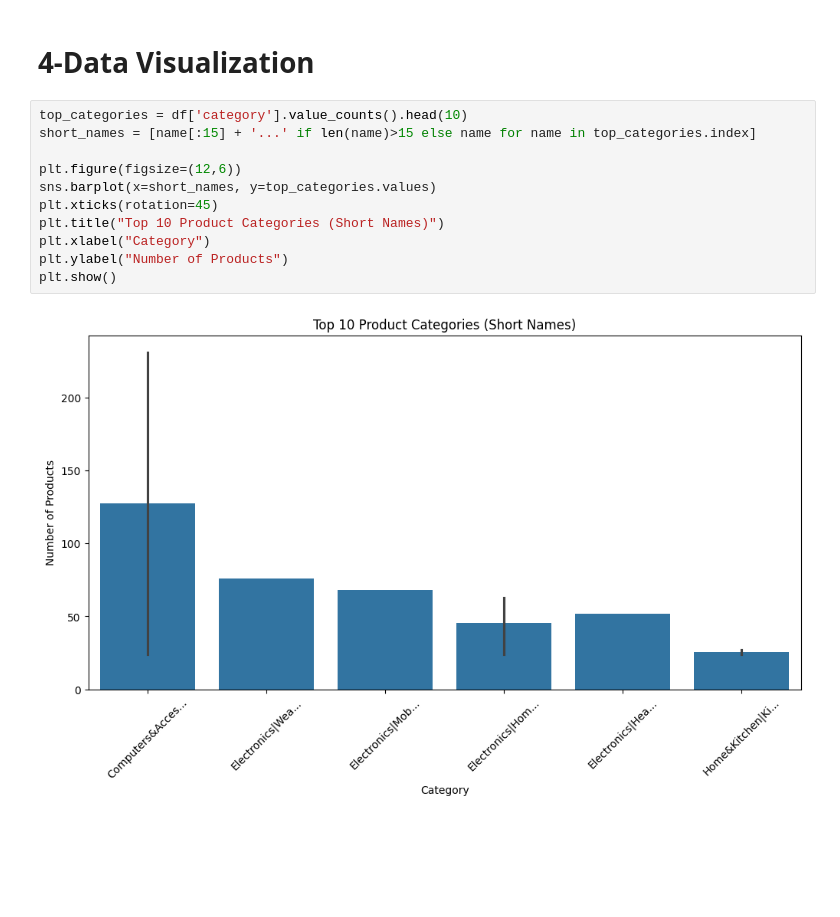
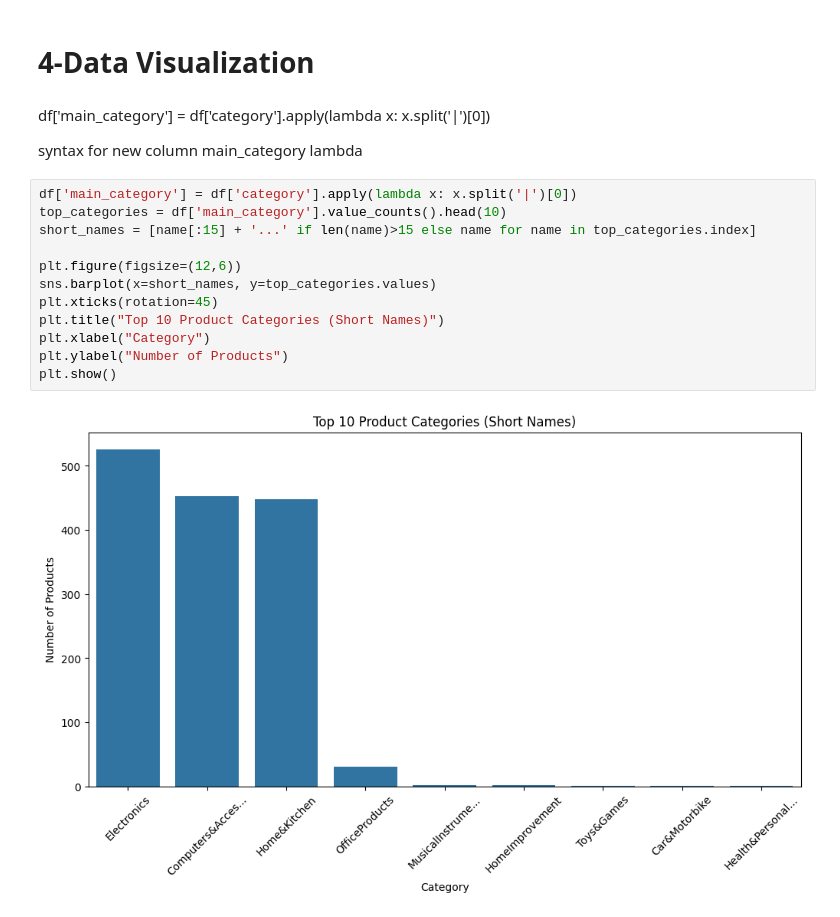
Before and after one commit to mosta3aGam2L/Amazon_EDA_project, a Jupyter notebook: notebooks/Amazon_EDA.ipynb, the cells around one changed output. Drawn from its saved outputs; the diff is of its cells as text; blank space fills up the shorter version.

```diff
--- a/notebooks/Amazon_EDA.ipynb
+++ b/notebooks/Amazon_EDA.ipynb
@@ -233,16 +233,22 @@ plt.show()
 [figure]
 # %% [markdown]
 # 4-Data Visualization
+# %% [markdown]
+df['main_category'] = df['category'].apply(lambda x: x.split('|')[0])
+
+syntax for  new column main_category
+lambda
 # %%
-top_categories = df['category'].value_counts().head(10)
+df['main_category'] = df['category'].apply(lambda x: x.split('|')[0])
+top_categories = df['main_category'].value_counts().head(10)
 short_names = [name[:15] + '...' if len(name)>15 else name for name in top_categories.index]
 
 plt.figure(figsize=(12,6))
 sns.barplot(x=short_names, y=top_categories.values)
 plt.xticks(rotation=45)
 plt.title("Top 10 Product Categories (Short Names)")
 plt.xlabel("Category")
 plt.ylabel("Number of Products")
 plt.show()
 # %% [output]
-[figure, old version]
+[figure, new version]
```
Also changed, not shown: parts of 23 cells of this notebook.
